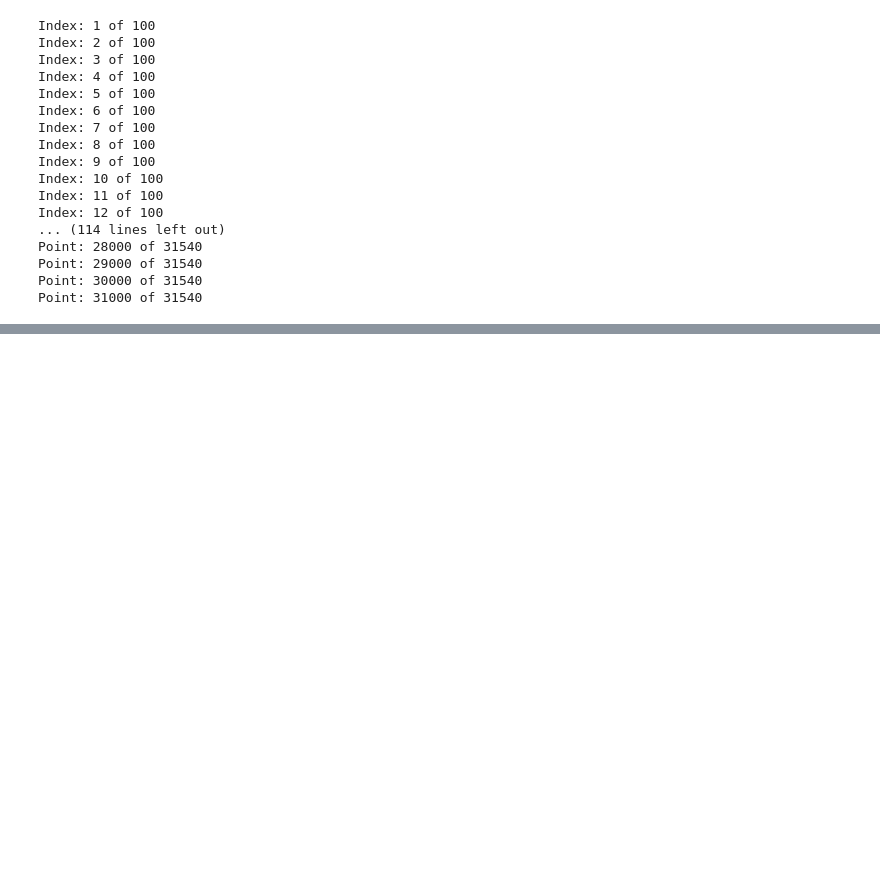
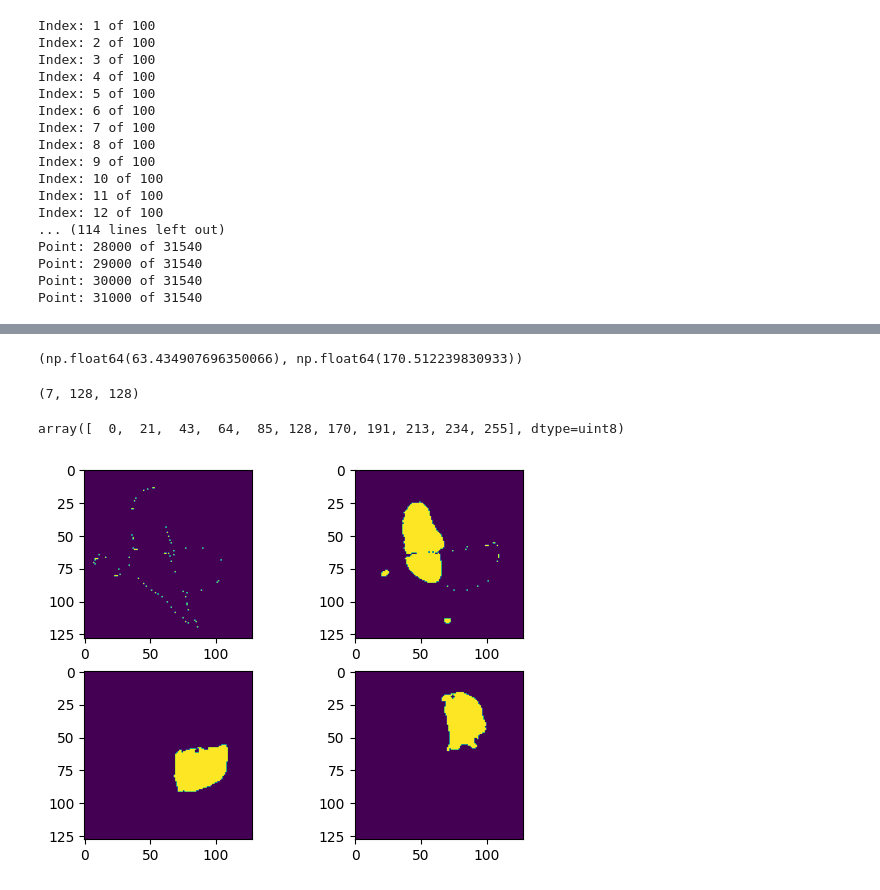
Before and after one commit to Nickolays/CardioReconstruction, a Jupyter notebook: notebooks/3DInterpolate.ipynb, the cells around one changed output, grey strips where cells are left out. Cells and saved outputs as stored; diff of their text form; code cells hidden in the pictures; blank space fills up the shorter version.

```diff
--- a/notebooks/3DInterpolate.ipynb
+++ b/notebooks/3DInterpolate.ipynb
@@ -379,0 +394,39 @@ Point: 31000 of 31540
+# %%
+np.rad2deg(1.107148), np.rad2deg(2.976)
+# %% [output]
+(np.float64(63.434907696350066), np.float64(170.512239830933))
+# %%
+positions_name = [
+    'suprasternal',
+    'left_parasternal',
+    'apical',
+    'subcostal'
+]
+name = "apical"  # "suprasternal"
+input_image = []
+# Concat images to depth
+# suprasternal_paths = sorted(os.listdir('data/synthetic/Segmentation/suprasternal'), key=lambda x: (int(re.sub('\D','',x)), x))
+paths = [os.path.join(f'data/synthetic/Segmentation/{name}', f'{name}_{i}.png') for i in range(-12, 13, 4)]
+for path in paths:
+    # path = os.path.join('data/synthetic/Segmentation/suprasternal', path)
+    input_image.append(open_image(path))
+
+input_image = np.array(input_image)
+input_image.shape
+# %% [output]
+(7, 128, 128)
+# %%
+np.unique(input_image[0])
+# %% [output]
+array([  0,  21,  43,  64,  85, 128, 170, 191, 213, 234, 255], dtype=uint8)
+# %%
+plt.subplot(221)
+plt.imshow(np.where((input_image[0] > 10) & (input_image[0] < 64), 255, 0))
+plt.subplot(222)
+plt.imshow(np.where((input_image[0] > 64) & (input_image[0] < 128), 255, 0))
+plt.subplot(223)
+plt.imshow(np.where((input_image[0] > 128) & (input_image[0] < 191), 255, 0))
+plt.subplot(224)
+plt.imshow(np.where(input_image[0] > 191, 255, 0));
+# %% [output]
+[figure, added]
```
Also changed, not shown: parts of 16 cells of this notebook, 17 other files.
